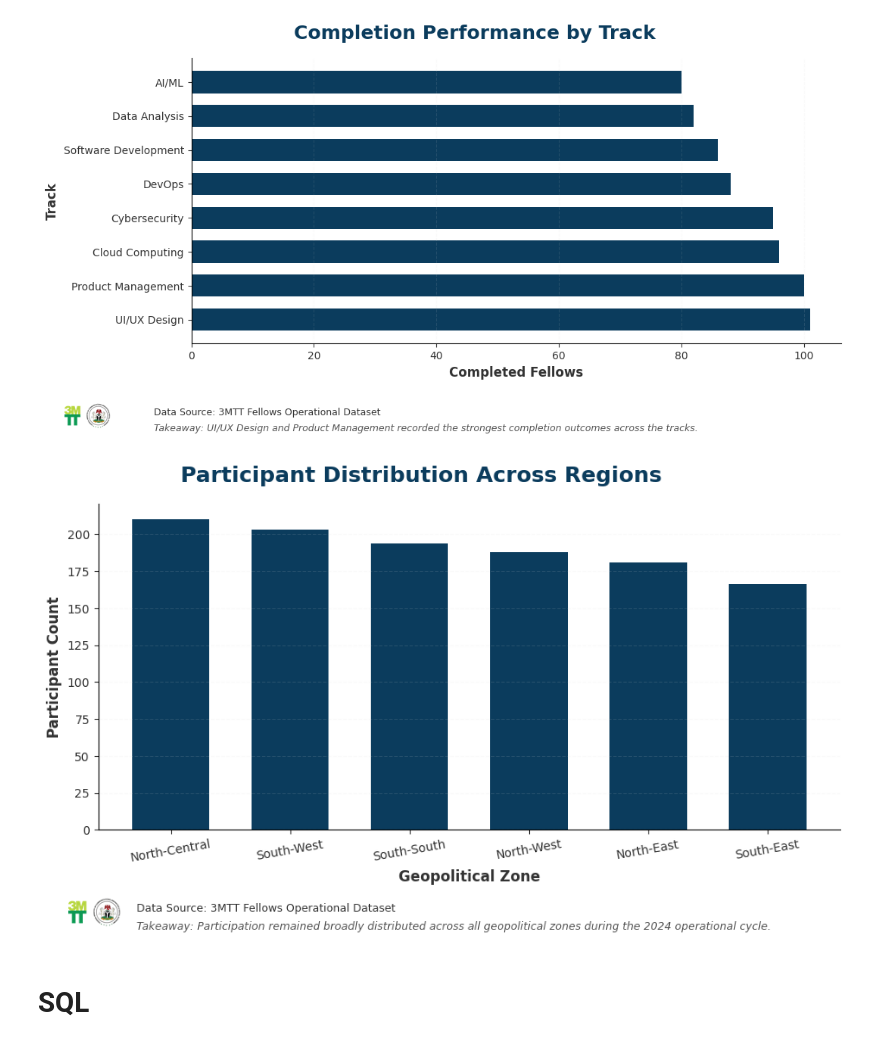
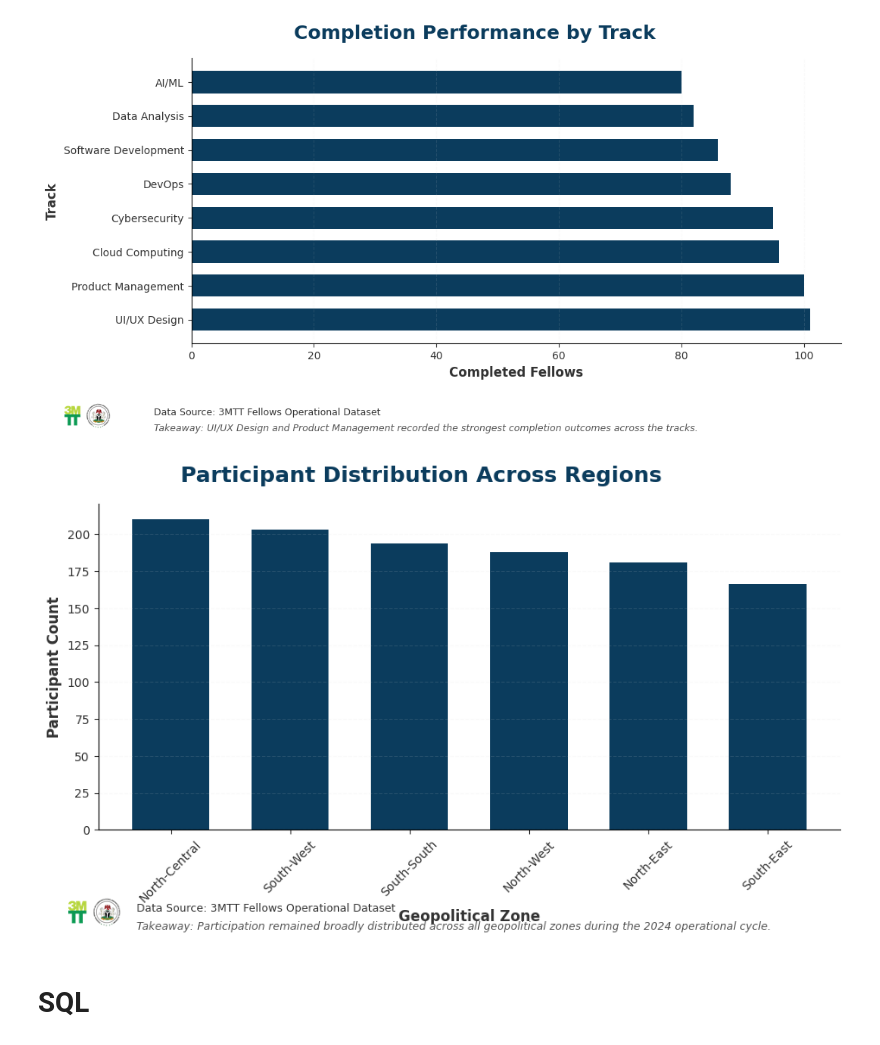
Before and after one commit to Efe-Godson/3mtt-stage2-analysis, a Jupyter notebook: notebooks/deliverable_2_analysis_notebook.ipynb, the cells around one changed output. Drawn from its saved outputs; the diff is of its cells as text; code cells hidden in the pictures.

```diff
--- a/notebooks/deliverable_2_analysis_notebook.ipynb
+++ b/notebooks/deliverable_2_analysis_notebook.ipynb
@@ -4318,6 +4318,12 @@ plt.show()
 # CHART 3
 # PARTICIPANT DISTRIBUTION BY REGION
 # =========================================================
+
+# Define the color for PRIMARY_BLUE if not already defined (or import from a constants file)
+PRIMARY_BLUE = '#0B3C5D'
+TEXT_DARK = '#333333'
+GRID_LIGHT = '#D9D9D9'
+TAKEAWAY_GREY = '#555555'
 
 fig, ax = plt.subplots(
     figsize=(11, 6.5)
@@ -4394,7 +4400,7 @@ ax.set_ylabel(
 
 ax.tick_params(
     axis="x",
-    rotation=10,
+    rotation=45,
     labelsize=10,
     colors=TEXT_DARK
 )
@@ -4524,34 +4530,34 @@ plt.subplots_adjust(
     top=TOP_PADDING,
 
     bottom=BOTTOM_PADDING,
 
     left=LEFT_PADDING,
 
     right=RIGHT_PADDING
 )
 
 
 # =========================================================
 # EXPORT CHART
 # =========================================================
 
 plt.savefig(
 
     "chart_3_participants_by_region.png",
 
     dpi=300,
 
     facecolor="white"
 )
 
 
 # =========================================================
 # DISPLAY CHART
 # =========================================================
 
 plt.show()
 # %% [output]
-[figure, old version]
+[figure, new version]
 # %% [markdown]
 # SQL
 # %%
```
